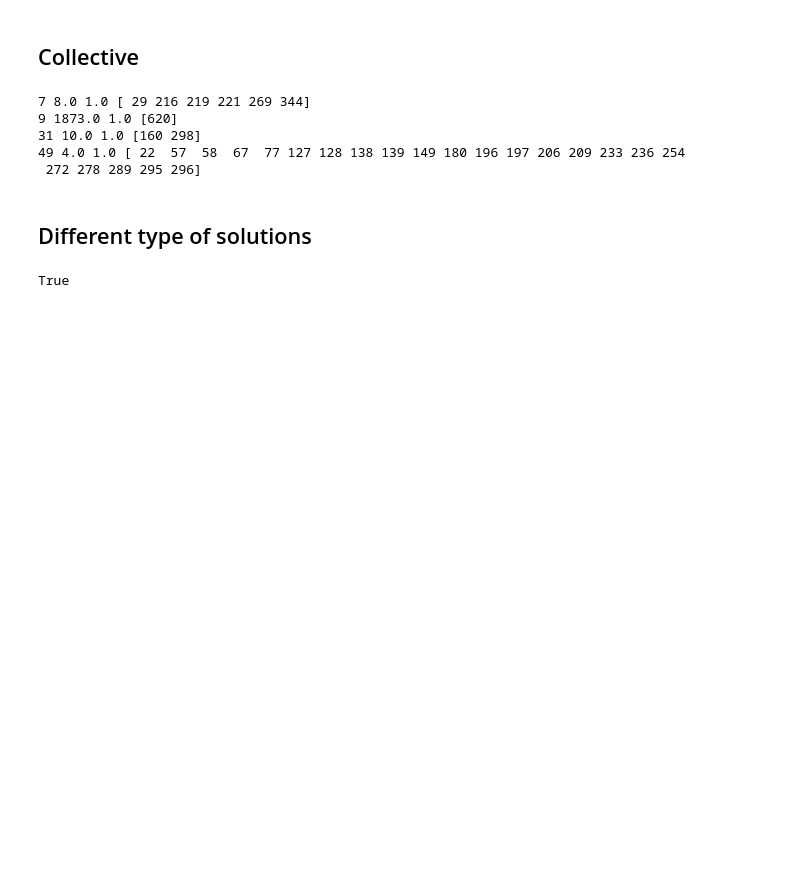
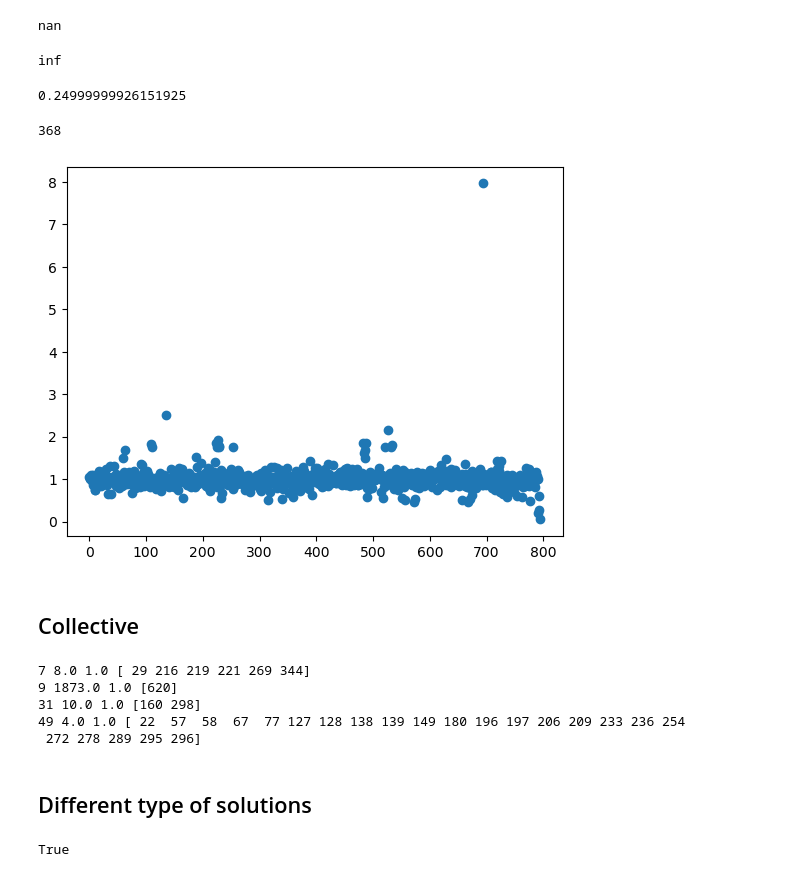
Before and after one commit to CentroFuturoCiudades/population-synthesis, a Jupyter notebook: notebooks/Censo_ageb_manz.ipynb, the cells around one changed output. Drawn from its saved outputs; the diff is of its cells as text; code cells hidden in the pictures; blank space fills up the shorter version.

```diff
--- a/notebooks/Censo_ageb_manz.ipynb
+++ b/notebooks/Censo_ageb_manz.ipynb
@@ -197,4 +193,4 @@ pea_adj.to_csv('actividads_c_censo.csv')
 # %%
 %%time
-viviendas, X, I, U, C, Y = make_init_system(personas_full, viviendas_full, constraints_ind, constraints_viv, df_mun)
+personas, viviendas, W, X, I, J, L, U, C, Y, Uh, Up = make_init_system(personas_full, viviendas_full, constraints_ind, constraints_viv, df_mun)
 # %% [output]
@@ -493,0 +316,6 @@ Vallecillo [['PSIN_RELIG', 'POBTOT', 'P_12YMAS', 'P_12YMAS_M', 'PEA_F', 'PE_INAC
+# %%
+mun = 'Abasolo'
+mask = Y_ext[mun] > 0
+x = Y_ext.loc[mask, mun].values.astype(float)
+u = U.loc[:, mask].astype(float).values
+c = C.loc[mun].values
@@ -493,0 +353,3 @@ Vallecillo [['PSIN_RELIG', 'POBTOT', 'P_12YMAS', 'P_12YMAS_M', 'PEA_F', 'PE_INAC
+# %%
+%%time
+wgr = grake(x, u.T, c)
@@ -493,0 +359,20 @@ Vallecillo [['PSIN_RELIG', 'POBTOT', 'P_12YMAS', 'P_12YMAS_M', 'PEA_F', 'PE_INAC
+# %%
+np.abs(u @ wgr - c).sum()
+# %% [output]
+nan
+# %%
+wgr.max()
+# %% [output]
+inf
+# %%
+wgr.min()
+# %% [output]
+0.24999999926151925
+# %%
+(wgr > 1).sum()
+# %% [output]
+368
+# %%
+plt.plot(wgr, 'o');
+# %% [output]
+[figure, added]
```
Also changed, not shown: parts of 56 cells of this notebook, 13 other files.
